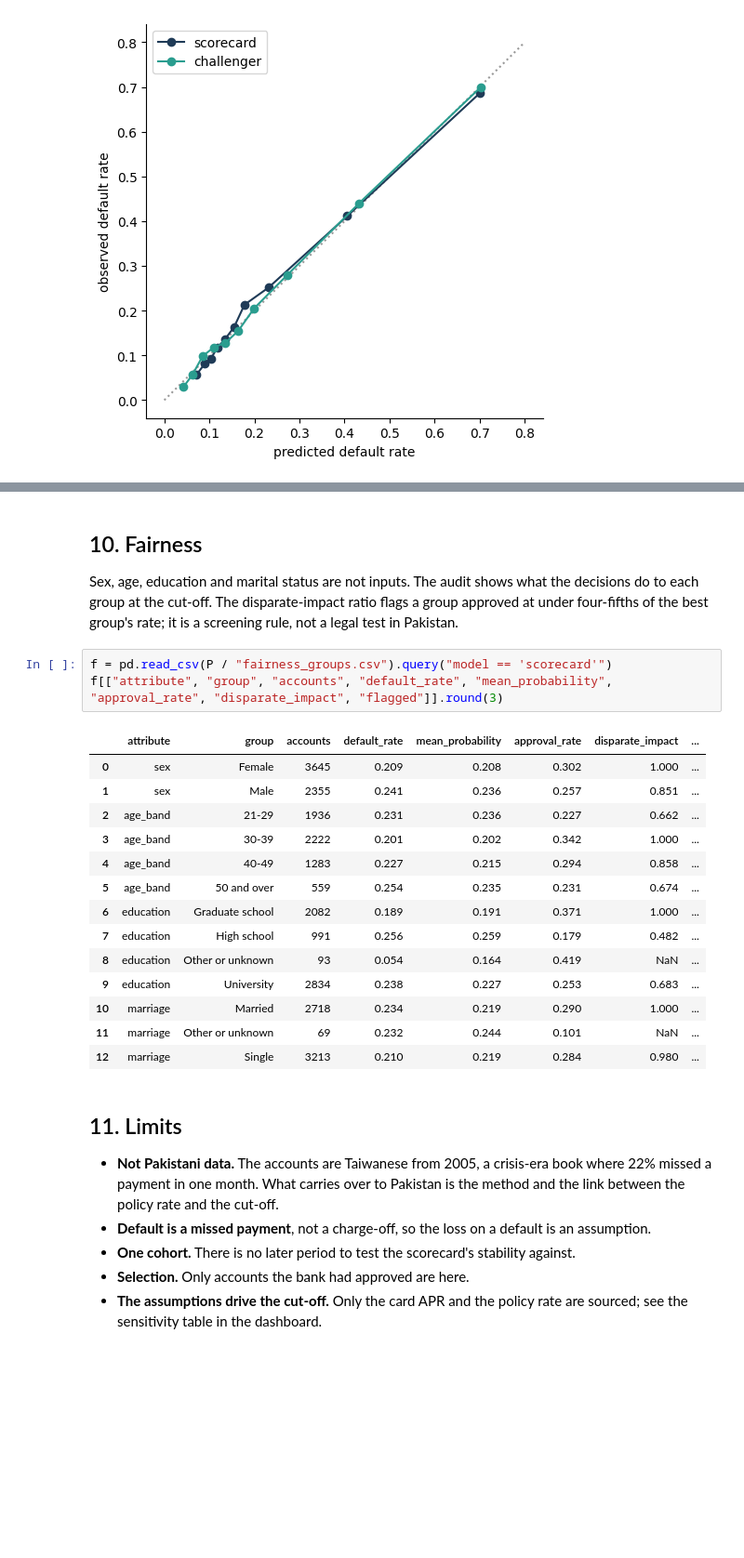
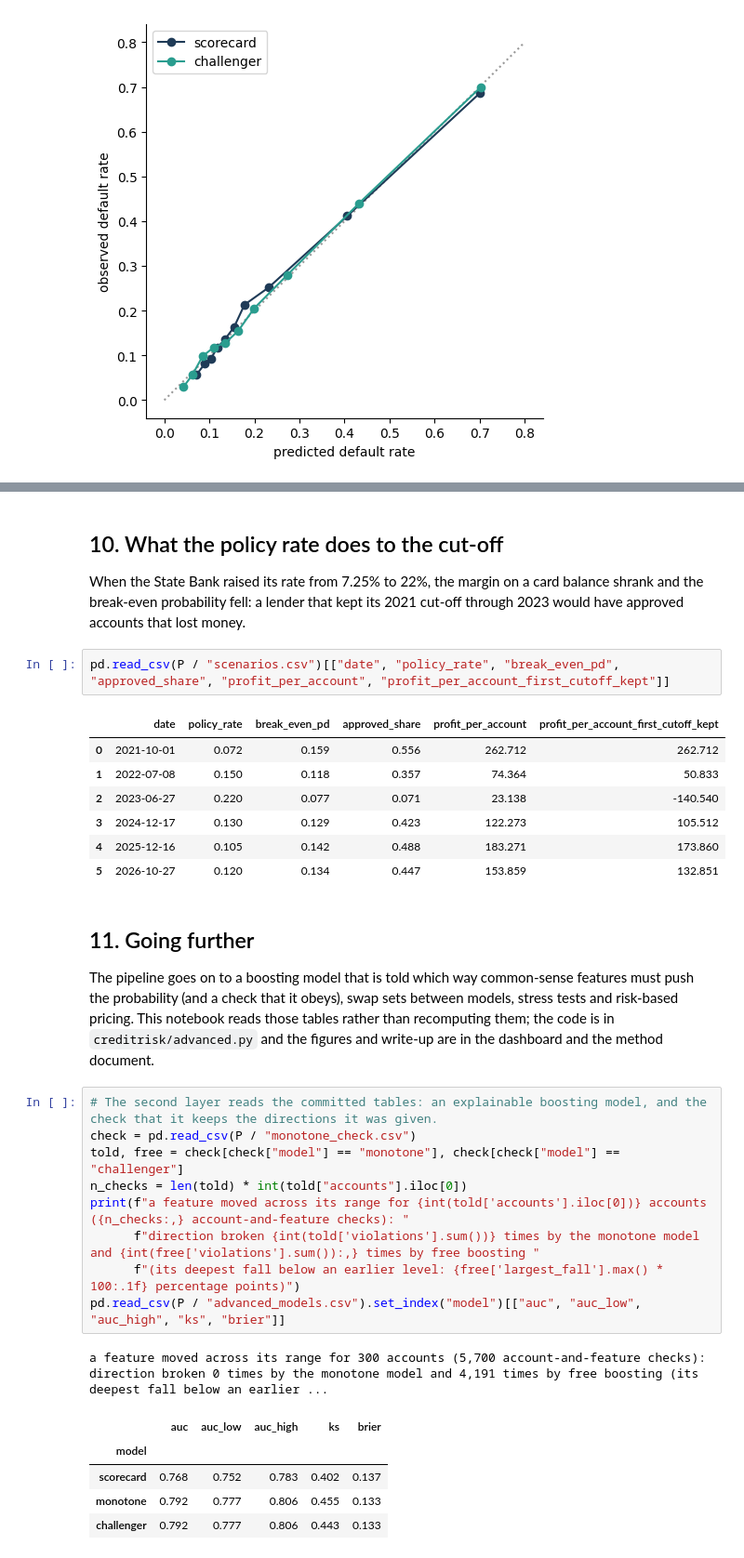
Before and after one commit to Maira-W/credit-risk-scorecard, a Jupyter notebook: notebooks/credit_risk_walkthrough.ipynb, the cells around one changed output, grey strips where cells are left out. Shown at 93% size. Saved outputs shown, nothing was run; the diff lists cells and outputs as text; blank space fills up the shorter version.

```diff
--- a/notebooks/credit_risk_walkthrough.ipynb
+++ b/notebooks/credit_risk_walkthrough.ipynb
@@ -279,30 +293,34 @@ pd.read_csv(P / "scenarios.csv")[["date", "policy_rate", "break_even_pd", "appro
 # %% [markdown]
-## 10. Fairness
+## 10. What the policy rate does to the cut-off
 
-Sex, age, education and marital status are not inputs. The audit shows what the decisions do to each group at the cut-off. The disparate-impact ratio flags a group approved at under four-fifths of the best group's rate; it is a screening rule, not a legal test in Pakistan.
+When the State Bank raised its rate from 7.25% to 22%, the margin on a card balance shrank and the break-even probability fell: a lender that kept its 2021 cut-off through 2023 would have approved accounts that lost money.
 # %%
-f = pd.read_csv(P / "fairness_groups.csv").query("model == 'scorecard'")
-f[["attribute", "group", "accounts", "default_rate", "mean_probability", "approval_rate", "disparate_impact", "flagged"]].round(3)
+pd.read_csv(P / "scenarios.csv")[["date", "policy_rate", "break_even_pd", "approved_share", "profit_per_account", "profit_per_account_first_cutoff_kept"]]
 # %% [output]
-|  | attribute | group | accounts | default_rate | mean_probability | approval_rate | disparate_impact | ... |
-| 0 | sex | Female | 3645 | 0.209 | 0.208 | 0.302 | 1.000 | ... |
-| 1 | sex | Male | 2355 | 0.241 | 0.236 | 0.257 | 0.851 | ... |
-| 2 | age_band | 21-29 | 1936 | 0.231 | 0.236 | 0.227 | 0.662 | ... |
-| 3 | age_band | 30-39 | 2222 | 0.201 | 0.202 | 0.342 | 1.000 | ... |
-| 4 | age_band | 40-49 | 1283 | 0.227 | 0.215 | 0.294 | 0.858 | ... |
-| 5 | age_band | 50 and over | 559 | 0.254 | 0.235 | 0.231 | 0.674 | ... |
-| 6 | education | Graduate school | 2082 | 0.189 | 0.191 | 0.371 | 1.000 | ... |
-| 7 | education | High school | 991 | 0.256 | 0.259 | 0.179 | 0.482 | ... |
-| 8 | education | Other or unknown | 93 | 0.054 | 0.164 | 0.419 | NaN | ... |
-| 9 | education | University | 2834 | 0.238 | 0.227 | 0.253 | 0.683 | ... |
-| 10 | marriage | Married | 2718 | 0.234 | 0.219 | 0.290 | 1.000 | ... |
-| 11 | marriage | Other or unknown | 69 | 0.232 | 0.244 | 0.101 | NaN | ... |
-| 12 | marriage | Single | 3213 | 0.210 | 0.219 | 0.284 | 0.980 | ... |
+|  | date | policy_rate | break_even_pd | approved_share | profit_per_account | profit_per_account_first_cutoff_kept |
+| 0 | 2021-10-01 | 0.072 | 0.159 | 0.556 | 262.712 | 262.712 |
+| 1 | 2022-07-08 | 0.150 | 0.118 | 0.357 | 74.364 | 50.833 |
+| 2 | 2023-06-27 | 0.220 | 0.077 | 0.071 | 23.138 | -140.540 |
+| 3 | 2024-12-17 | 0.130 | 0.129 | 0.423 | 122.273 | 105.512 |
+| 4 | 2025-12-16 | 0.105 | 0.142 | 0.488 | 183.271 | 173.860 |
+| 5 | 2026-10-27 | 0.120 | 0.134 | 0.447 | 153.859 | 132.851 |
 # %% [markdown]
-## 11. Limits
+## 11. Going further
 
-- **Not Pakistani data.** The accounts are Taiwanese from 2005, a crisis-era book where 22% missed a payment in one month. What carries over to Pakistan is the method and the link between the policy rate and the cut-off.
-- **Default is a missed payment**, not a charge-off, so the loss on a default is an assumption.
-- **One cohort.** There is no later period to test the scorecard's stability against.
-- **Selection.** Only accounts the bank had approved are here.
-- **The assumptions drive the cut-off.** Only the card APR and the policy rate are sourced; see the sensitivity table in the dashboard.
+The pipeline goes on to a boosting model that is told which way common-sense features must push the probability (and a check that it obeys), swap sets between models, stress tests and risk-based pricing. This notebook reads those tables rather than recomputing them; the code is in `creditrisk/advanced.py` and the figures and write-up are in the dashboard and the method document.
+# %%
+# The second layer reads the committed tables: an explainable boosting model, and the check that it keeps the directions it was given.
+check = pd.read_csv(P / "monotone_check.csv")
+told, free = check[check["model"] == "monotone"], check[check["model"] == "challenger"]
+n_checks = len(told) * int(told["accounts"].iloc[0])
+print(f"a feature moved across its range for {int(told['accounts'].iloc[0])} accounts ({n_checks:,} account-and-feature checks): "
+      f"direction broken {int(told['violations'].sum())} times by the monotone model and {int(free['violations'].sum()):,} times by free boosting "
+      f"(its deepest fall below an earlier level: {free['largest_fall'].max() * 100:.1f} percentage points)")
+pd.read_csv(P / "advanced_models.csv").set_index("model")[["auc", "auc_low", "auc_high", "ks", "brier"]]
+# %% [output]
+a feature moved across its range for 300 accounts (5,700 account-and-feature checks): direction broken 0 times by the monotone model and 4,191 times by free boosting (its deepest fall below an earlier ...
+|  | auc | auc_low | auc_high | ks | brier |
+| model |  |  |  |  |  |
+| scorecard | 0.768 | 0.752 | 0.783 | 0.402 | 0.137 |
+| monotone | 0.792 | 0.777 | 0.806 | 0.455 | 0.133 |
+| challenger | 0.792 | 0.777 | 0.806 | 0.443 | 0.133 |
```
Also changed, not shown: parts of 14 cells of this notebook, 38 other files.
